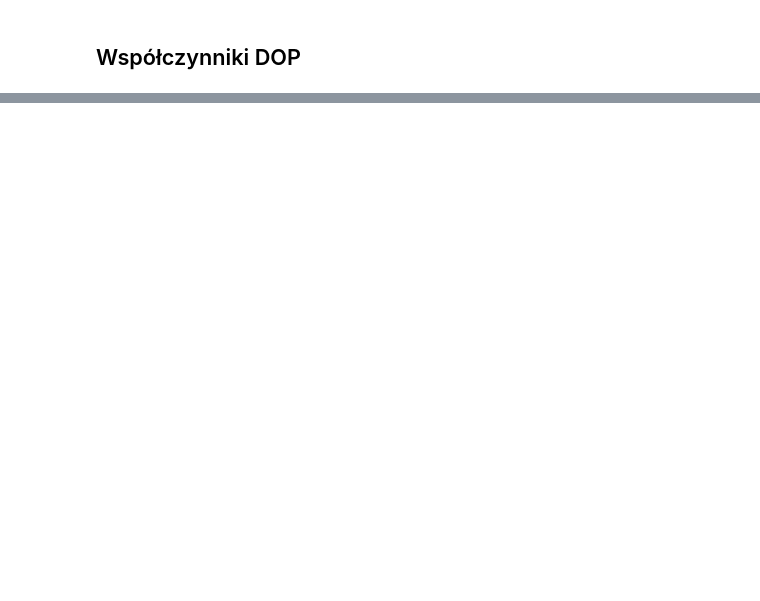
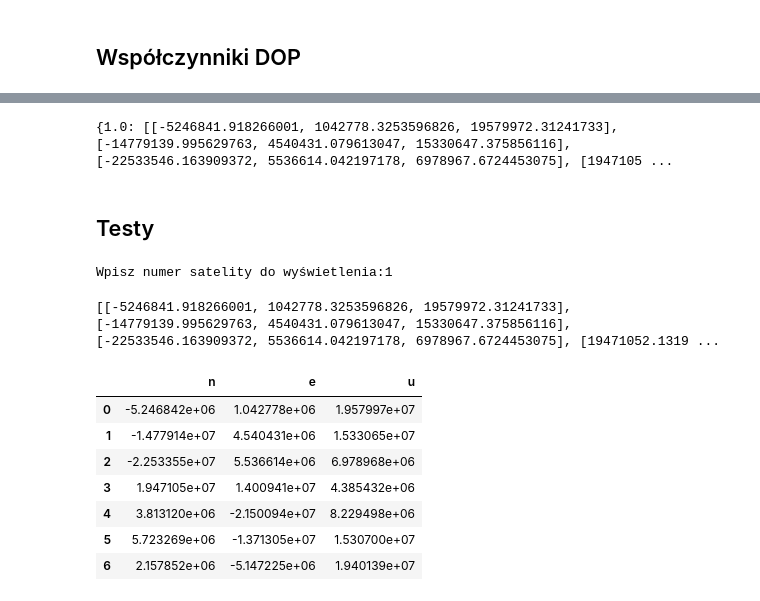
Before and after one commit to krz144/SNS, a Jupyter notebook: Projekt1/P1_almanach.ipynb, the cells around one changed output, grey strips where cells are left out. Saved outputs shown, nothing was run; the diff lists cells and outputs as text; code cells hidden in the pictures; blank space fills up the shorter version.

```diff
--- a/Projekt1/P1_almanach.ipynb
+++ b/Projekt1/P1_almanach.ipynb
@@ -368,0 +485,35 @@ plt.show()
+# %%
+print(satelity_neu)
+# %% [output]
+{1.0: [[-5246841.918266001, 1042778.3253596826, 19579972.31241733], [-14779139.995629763, 4540431.079613047, 15330647.375856116], [-22533546.163909372, 5536614.042197178, 6978967.6724453075], [1947105 ...
+# %% [markdown]
+## Testy
+# %%
+wybrany_nr = int(input('Wpisz numer satelity do wyświetlenia:'))
+# %% [output]
+Wpisz numer satelity do wyświetlenia:1
+# %%
+print(satelity_neu[1])
+# %% [output]
+[[-5246841.918266001, 1042778.3253596826, 19579972.31241733], [-14779139.995629763, 4540431.079613047, 15330647.375856116], [-22533546.163909372, 5536614.042197178, 6978967.6724453075], [19471052.1319 ...
+# %%
+n=[]
+e=[]
+u=[]
+for lista in satelity_neu[wybrany_nr]:
+#     print(lista)
+    n.append(lista[0])
+    e.append(lista[1])
+    u.append(lista[2])
+# %%
+neudf = pd.DataFrame(list(zip(n, e, u)), columns=['n', 'e', 'u'])
+neudf
+# %% [output]
+|  | n | e | u |
+| 0 | -5.246842e+06 | 1.042778e+06 | 1.957997e+07 |
+| 1 | -1.477914e+07 | 4.540431e+06 | 1.533065e+07 |
+| 2 | -2.253355e+07 | 5.536614e+06 | 6.978968e+06 |
+| 3 | 1.947105e+07 | 1.400941e+07 | 4.385432e+06 |
+| 4 | 3.813120e+06 | -2.150094e+07 | 8.229498e+06 |
+| 5 | 5.723269e+06 | -1.371305e+07 | 1.530700e+07 |
+| 6 | 2.157852e+06 | -5.147225e+06 | 1.940139e+07 |
```
Also changed, not shown: parts of 20 cells of this notebook, 1 other file.
